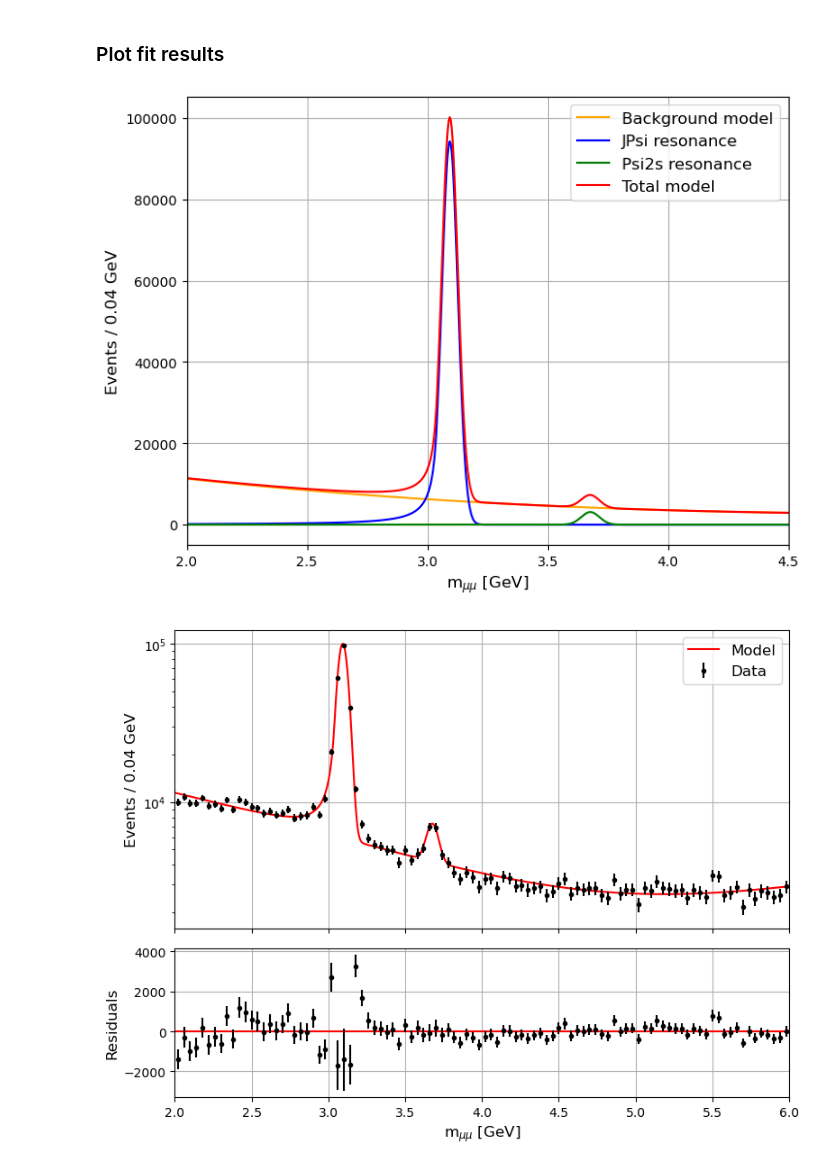
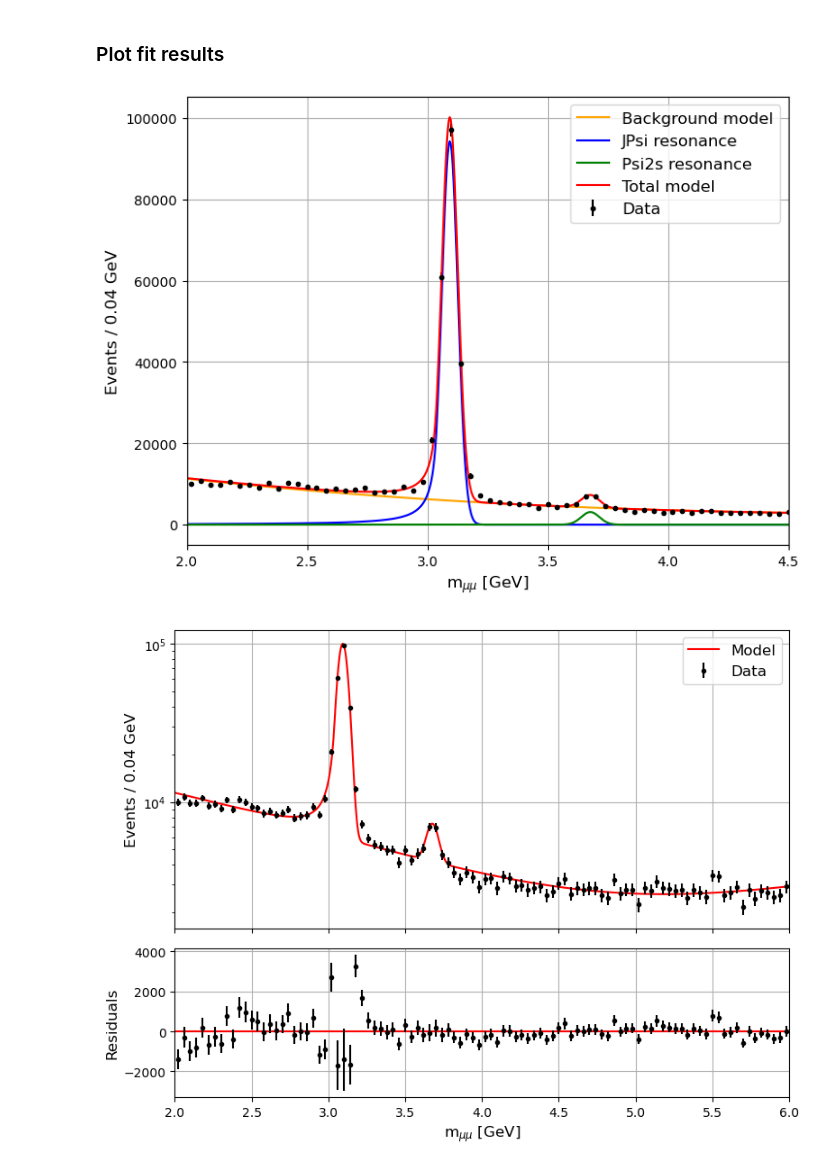
Before and after one commit to Matteo-Bellino/SMATEP_Project, a Jupyter notebook: Psi2S_RadanoBellino.ipynb, the cells around one changed output. Drawn from its saved outputs; the diff is of its cells as text; code cells hidden in the pictures.

```diff
--- a/Psi2S_RadanoBellino.ipynb
+++ b/Psi2S_RadanoBellino.ipynb
@@ -194,33 +194,33 @@ a3                   -0.0354694  +/-   0.012       False
 # %%
 # Creating the plot with each component of the model
 
 bin_number = 100
 binned_data, bin_edges = np.histogram(data_HS, bins=bin_number)
 err_binned_data = np.sqrt(binned_data)
 bin_centers = (bin_edges[1:]+bin_edges[:-1])/2
 bin_width = bin_edges[1]-bin_edges[0]
 
 x = np.linspace(2,mass_cut_HS,1000)
 graph_total_model = total_model.pdf(x)*total_model.get_yield()
 graph_bkg         = bkg_ext.pdf(x)    *bkg_ext.get_yield()
 graph_JPsi        = cb_jpsi_ext.pdf(x)*cb_jpsi_ext.get_yield()
 graph_Psi2s       = cb_psi2s_ext.pdf(x)*cb_psi2s_ext.get_yield()
 
 #plot the counts divided by bin-size (such that the integral is the total number of events)
 plt.figure(figsize=(8,6))
-#plt.errorbar(bin_centers, binned_data/bin_width, yerr=err_binned_data/bin_width, fmt='.', label='Data', color = "black")
+plt.errorbar(bin_centers, binned_data/bin_width, yerr=err_binned_data/bin_width, fmt='.', label='Data', color = "black")
 plt.plot(x,graph_bkg,   label='Background model', color = "orange")
 plt.plot(x,graph_JPsi,  label='JPsi resonance', color = "blue")
 plt.plot(x,graph_Psi2s, label='Psi2s resonance', color = "green")
 plt.plot(x,graph_total_model, label='Total model', color = "red")
 plt.xlabel("m$_{\\mu\\mu}$ [GeV]", fontsize = fs)
 plt.ylabel(f"Events / {bin_width:.2f} GeV", fontsize = fs)
 plt.legend(fontsize = fs)
 plt.xlim([2,4.5])
 plt.yscale('linear')
 plt.grid()
 # %% [output]
-[figure, old version]
+[figure, new version]
 # %%
 # Plotting only the combined model over the data in log scale and the residuals
 fig, (ax_plot, ax_res) = plt.subplots(2,1, figsize=(8,6), sharex = True, gridspec_kw={'height_ratios': [2, 1]})
```
Also changed, not shown: parts of 2 cells of this notebook.
